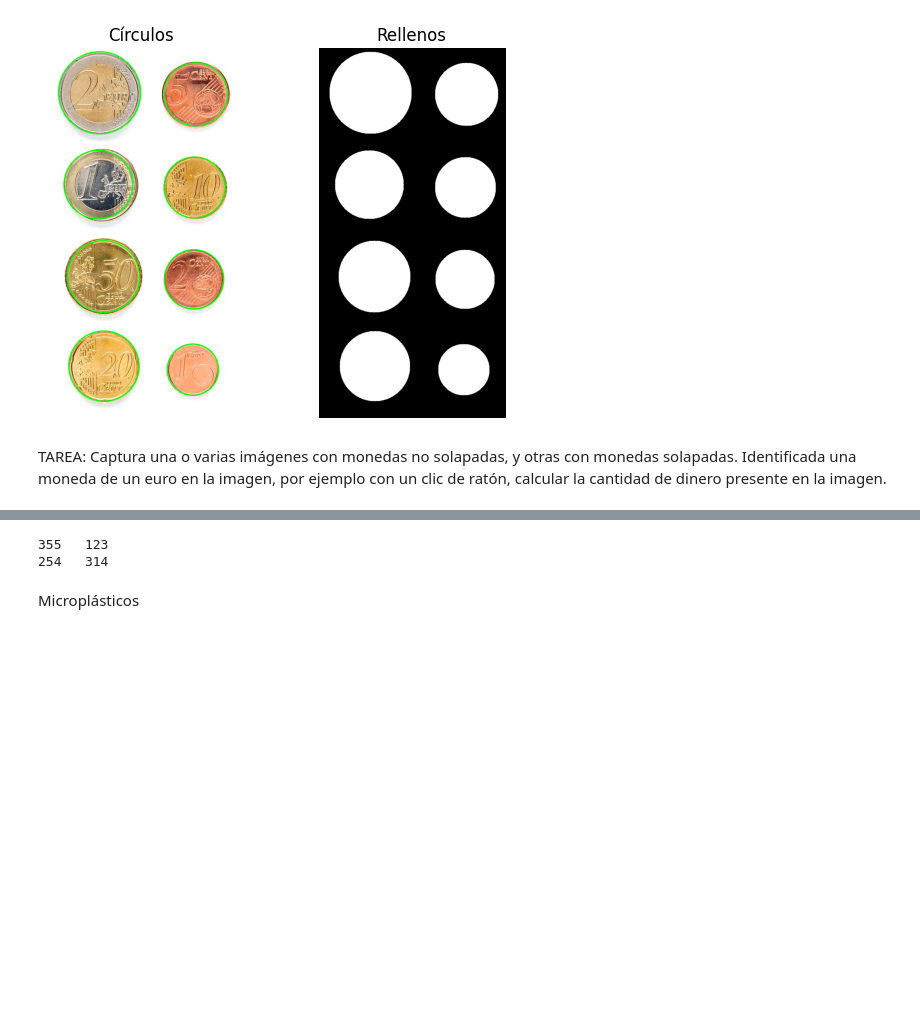
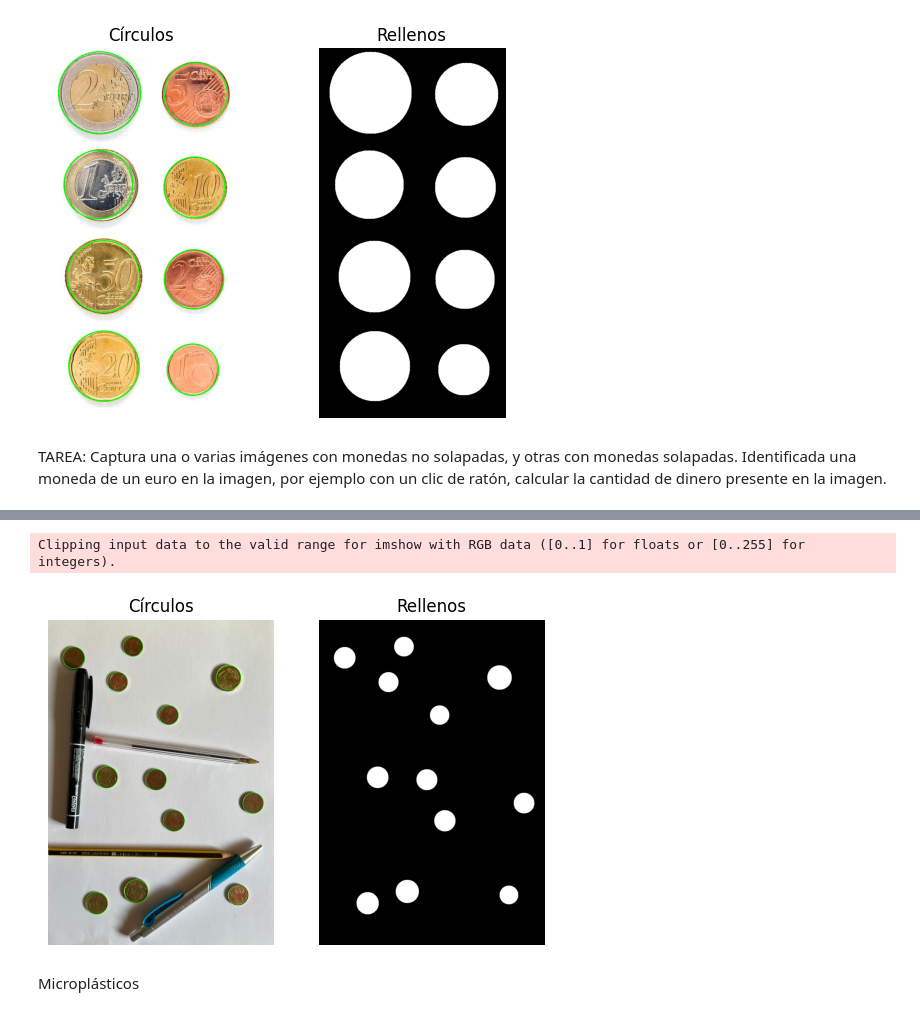
Before and after one commit to raulmat19/Vision-por-Computador, a Jupyter notebook: Práctica 3/VC_P3.ipynb, the cells around one changed output, grey strips where cells are left out. Saved outputs shown, nothing was run; the diff lists cells and outputs as text; code cells hidden in the pictures; blank space fills up the shorter version.

```diff
--- a/Práctica 3/VC_P3.ipynb
+++ b/Práctica 3/VC_P3.ipynb
@@ -365,23 +363,30 @@ Clipping input data to the valid range for imshow with RGB data ([0..1] for floa
 # %%
-# reading the image
-self_img_rgb = cv2.cvtColor(self_img_rgb, cv2.COLOR_BGR2RGB)
-img = cv2.resize(self_img_rgb, (600, 800))
+# Main code
+
+# Reading image
+self_img = cv2.imread('prueba_foto1.jpeg')
+
+# Get and draw coin contours
+img = get_draw_contours(self_img.copy())
+
+scale_percent = 29.296875
+img = cv2.resize(img, (int(img.shape[1] * scale_percent / 100), int(img.shape[0] * scale_percent / 100)), interpolation = cv2.INTER_AREA)
 
 # displaying the image
 cv2.imshow('image', img)
 
 # setting mouse handler for the image
 # and calling the click_event() function
 cv2.setMouseCallback('image', click_event)
 # wait for a key to be pressed to exit
 while cv2.waitKey(20) != 27:
     continue
 
 # close the window
 cv2.destroyAllWindows()
 # %% [output]
-355   123
-254   314
+Clipping input data to the valid range for imshow with RGB data ([0..1] for floats or [0..255] for integers).
+[figure, added]
 # %% [markdown]
 Microplásticos
 # %%
```
Also changed, not shown: parts of 3 cells of this notebook, 2 other files.
